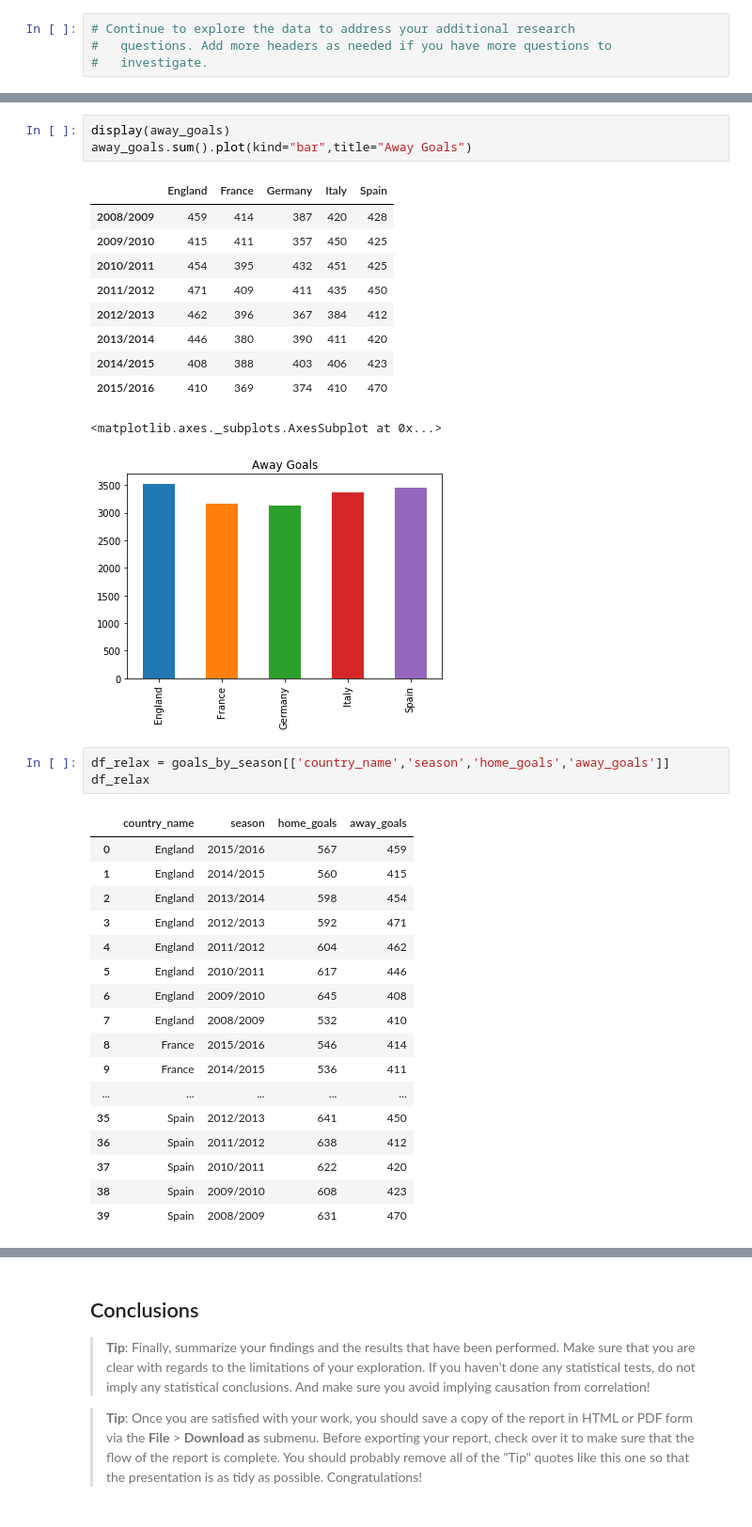
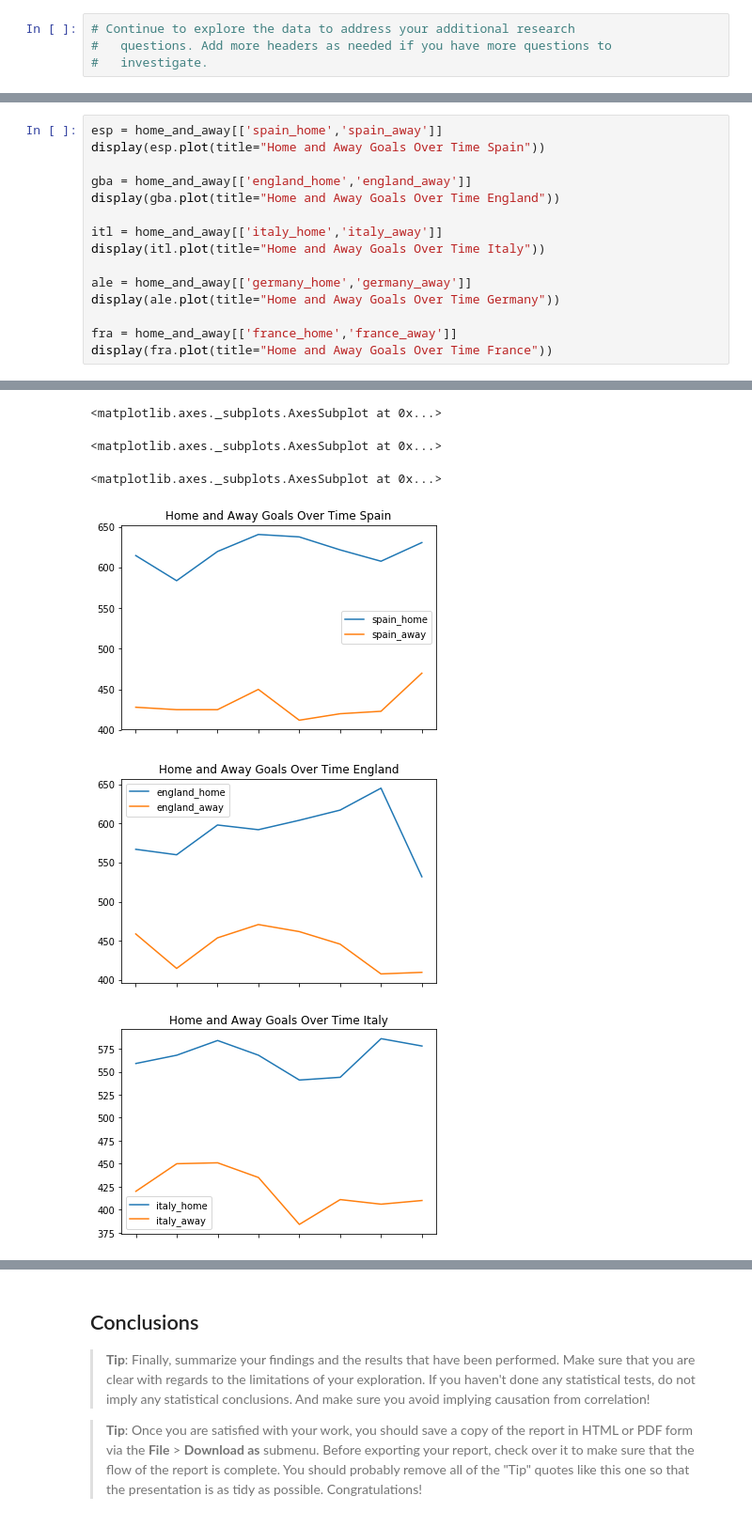
Before and after one commit to ipaulson/soccer-db, a Jupyter notebook: eu-soccer-db.ipynb, the cells around one changed output, grey strips where cells are left out. Shown at 94% size. Saved outputs shown, nothing was run; the diff lists cells and outputs as text.

```diff
--- a/eu-soccer-db.ipynb
+++ b/eu-soccer-db.ipynb
@@ -347,36 +349,16 @@ display(home_goals)
-# %%
-display(away_goals)
-away_goals.sum().plot(kind="bar",title="Away Goals")
-# %% [output]
-|  | England | France | Germany | Italy | Spain |
-| 2008/2009 | 459 | 414 | 387 | 420 | 428 |
-| 2009/2010 | 415 | 411 | 357 | 450 | 425 |
-| 2010/2011 | 454 | 395 | 432 | 451 | 425 |
-| 2011/2012 | 471 | 409 | 411 | 435 | 450 |
-| 2012/2013 | 462 | 396 | 367 | 384 | 412 |
-| 2013/2014 | 446 | 380 | 390 | 411 | 420 |
-| 2014/2015 | 408 | 388 | 403 | 406 | 423 |
-| 2015/2016 | 410 | 369 | 374 | 410 | 470 |
-<matplotlib.axes._subplots.AxesSubplot at 0x...>
-[figure, removed]
-# %%
-df_relax = goals_by_season[['country_name','season','home_goals','away_goals']]
-df_relax
-# %% [output]
-|  | country_name | season | home_goals | away_goals |
-| 0 | England | 2015/2016 | 567 | 459 |
-| 1 | England | 2014/2015 | 560 | 415 |
-| 2 | England | 2013/2014 | 598 | 454 |
-| 3 | England | 2012/2013 | 592 | 471 |
-| 4 | England | 2011/2012 | 604 | 462 |
-| 5 | England | 2010/2011 | 617 | 446 |
-| 6 | England | 2009/2010 | 645 | 408 |
-| 7 | England | 2008/2009 | 532 | 410 |
-| 8 | France | 2015/2016 | 546 | 414 |
-| 9 | France | 2014/2015 | 536 | 411 |
-| ... | ... | ... | ... | ... |
-| 35 | Spain | 2012/2013 | 641 | 450 |
-| 36 | Spain | 2011/2012 | 638 | 412 |
-| 37 | Spain | 2010/2011 | 622 | 420 |
-| 38 | Spain | 2009/2010 | 608 | 423 |
-| 39 | Spain | 2008/2009 | 631 | 470 |
+# %%
+esp = home_and_away[['spain_home','spain_away']]
+display(esp.plot(title="Home and Away Goals Over Time Spain"))
+
+gba = home_and_away[['england_home','england_away']]
+display(gba.plot(title="Home and Away Goals Over Time England"))
+
+itl = home_and_away[['italy_home','italy_away']]
+display(itl.plot(title="Home and Away Goals Over Time Italy"))
+
+ale = home_and_away[['germany_home','germany_away']]
+display(ale.plot(title="Home and Away Goals Over Time Germany"))
+
+fra = home_and_away[['france_home','france_away']]
+display(fra.plot(title="Home and Away Goals Over Time France"))
+# %% [output]
@@ -382,0 +367,6 @@ df_relax
+<matplotlib.axes._subplots.AxesSubplot at 0x...>
+<matplotlib.axes._subplots.AxesSubplot at 0x...>
+<matplotlib.axes._subplots.AxesSubplot at 0x...>
+[figure, added]
+[figure, added]
+[figure, added]
```
Also changed, not shown: parts of 3 cells of this notebook.
